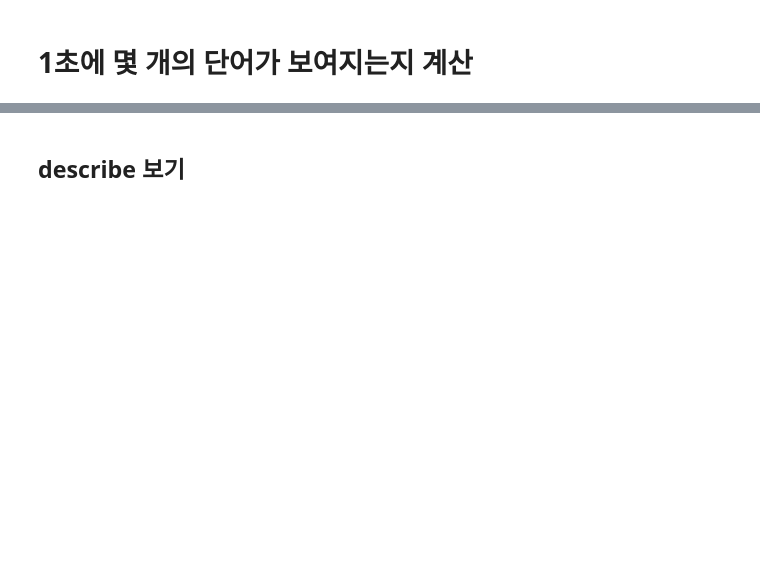
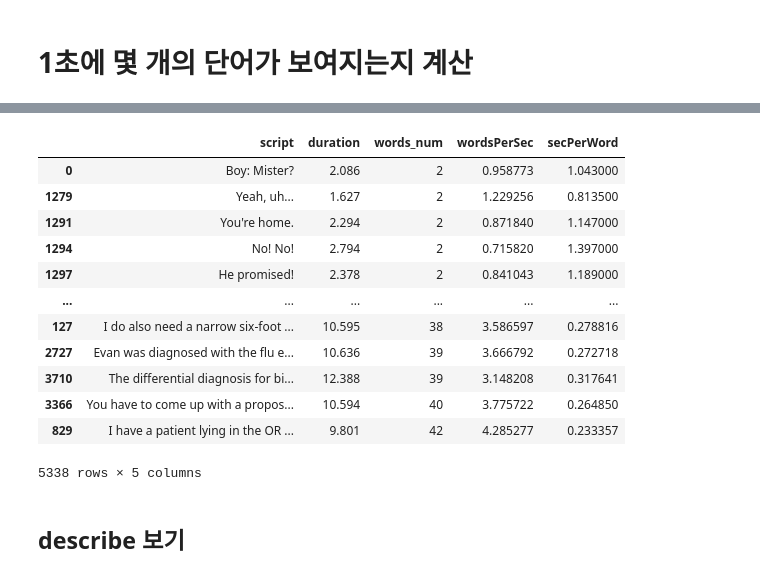
Before and after one commit to yuliepie/netflixschool, a Jupyter notebook: data_preprocessing/ipynb/VTT_WPS_processing.ipynb, the cells around one changed output, grey strips where cells are left out. Saved outputs shown, nothing was run; the diff lists cells and outputs as text; code cells hidden in the pictures; blank space fills up the shorter version.

```diff
--- a/data_preprocessing/ipynb/VTT_WPS_processing.ipynb
+++ b/data_preprocessing/ipynb/VTT_WPS_processing.ipynb
@@ -174,3 +192,21 @@ df
+# %%
+df = df[df['words_num']!=1]
+df = df[df['wordsPerSec']>=0.5].sort_values('words_num')
+df
+# %% [output]
+|  | script | duration | words_num | wordsPerSec | secPerWord |
+| 0 | Boy: Mister? | 2.086 | 2 | 0.958773 | 1.043000 |
+| 1279 | Yeah, uh... | 1.627 | 2 | 1.229256 | 0.813500 |
+| 1291 | You're home. | 2.294 | 2 | 0.871840 | 1.147000 |
+| 1294 | No! No! | 2.794 | 2 | 0.715820 | 1.397000 |
+| 1297 | He promised! | 2.378 | 2 | 0.841043 | 1.189000 |
+| ... | ... | ... | ... | ... | ... |
+| 127 | I do also need a narrow six-foot ... | 10.595 | 38 | 3.586597 | 0.278816 |
+| 2727 | Evan was diagnosed with the flu e... | 10.636 | 39 | 3.666792 | 0.272718 |
+| 3710 | The differential diagnosis for bi... | 12.388 | 39 | 3.148208 | 0.317641 |
+| 3366 | You have to come up with a propos... | 10.594 | 40 | 3.775722 | 0.264850 |
+| 829 | I have a patient lying in the OR ... | 9.801 | 42 | 4.285277 | 0.233357 |
+5338 rows × 5 columns
 # %% [markdown]
 ## describe 보기
 # %%
```
Also changed, not shown: parts of 12 cells of this notebook.
